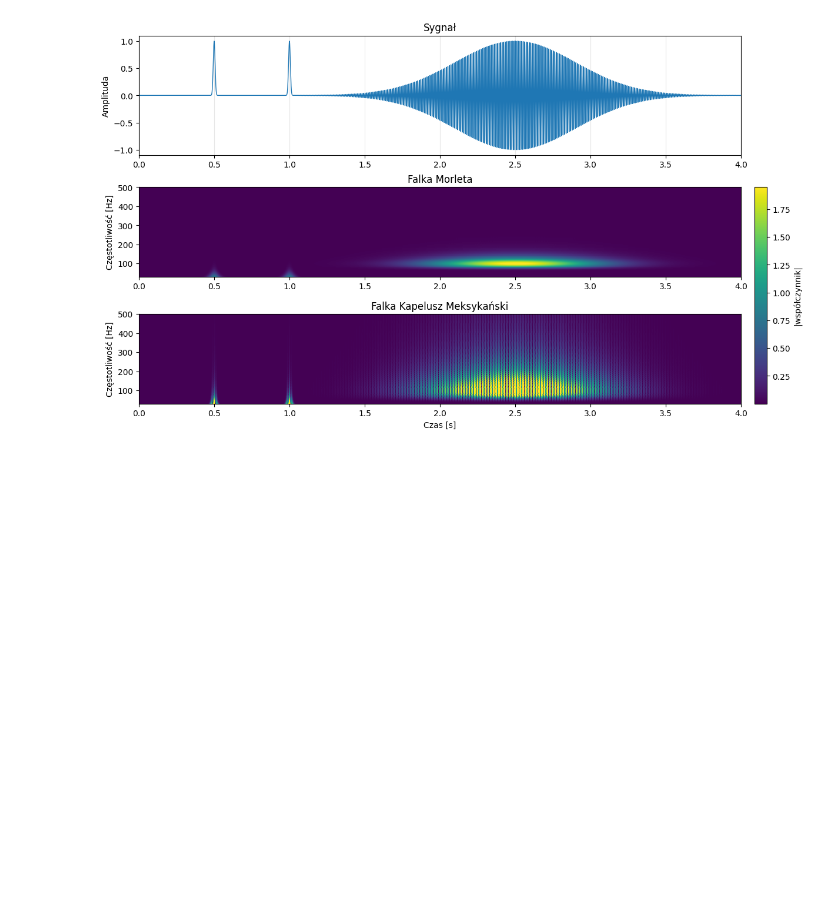
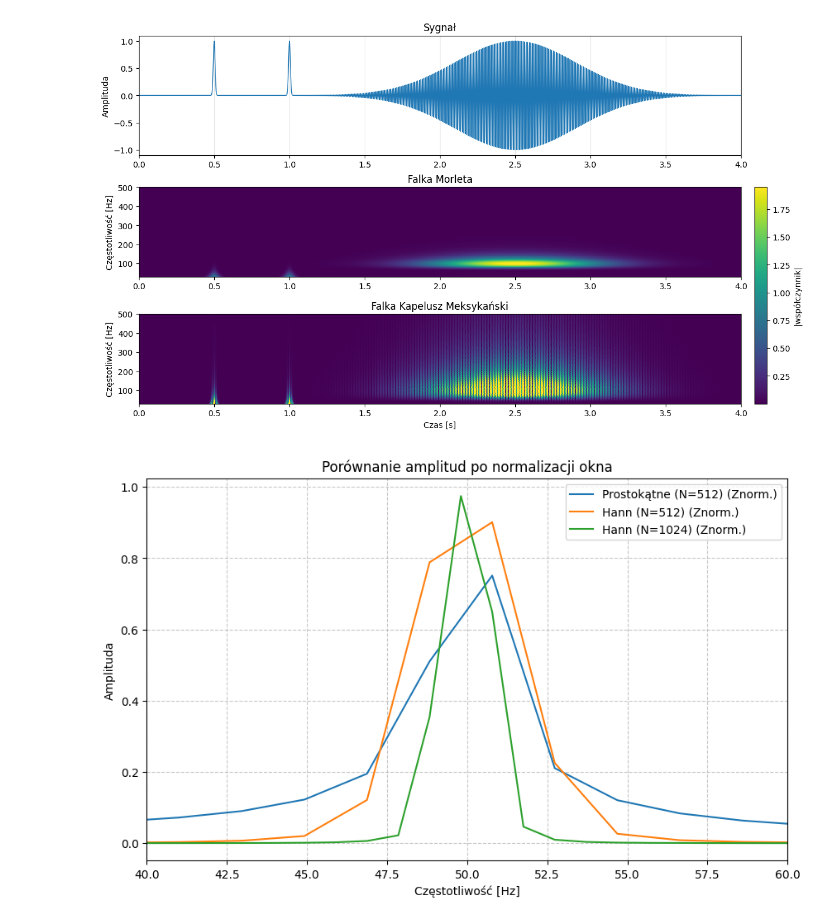
Before and after one commit to ThisIsSzimon/STM32-Time-Frequency-Analysis, a Jupyter notebook: Core/Python/ilustracje_praca.ipynb, the cells around one changed output. Drawn from its saved outputs; the diff is of its cells as text; code cells hidden in the pictures; blank space fills up the shorter version.

```diff
--- a/Core/Python/ilustracje_praca.ipynb
+++ b/Core/Python/ilustracje_praca.ipynb
@@ -910,3 +910,47 @@ cbar.set_label("|współczynnik|")
 plt.show()
 # %% [output]
 [figure]
+# %%
+import numpy as np
+import matplotlib.pyplot as plt
+from scipy.signal import get_window
+
+# Parametry
+fs = 1000
+# Wydłużamy sygnał do 2 sekund (2000 próbek), aby okno 1024 się zmieściło
+t = np.arange(2 * fs) / fs
+freq = 50
+x = np.sin(2 * np.pi * freq * t)
+
+windows_to_test = [
+    ('rect', 512, 'Prostokątne (N=512)'),
+    ('hann', 512, 'Hann (N=512)'),
+    ('hann', 1024, 'Hann (N=1024)')
+]
+
+plt.figure(figsize=(10, 6))
+
+for win_type, n_fft, label in windows_to_test:
+    # Pobranie okna
+    w = get_window(win_type, n_fft)
+
+    # Wycięcie fragmentu sygnału o DOKŁADNEJ długości n_fft
+    segment = x[:n_fft] * w
+
+    # Normalizacja amplitudowa: dzielimy przez sumę wag okna (np.sum(w))
+    # Mnożymy przez 2, bo rfft uwzględnia tylko połowę widma (częst. dodatnie)
+    fft_val_norm = np.abs(np.fft.rfft(segment)) / (np.sum(w) / 2)
+
+    freqs = np.fft.rfftfreq(n_fft, 1/fs)
+
+    plt.plot(freqs, fft_val_norm, label=f"{label} (Znorm.)")
+
+plt.title("Porównanie amplitud po normalizacji okna")
+plt.xlabel("Częstotliwość [Hz]")
+plt.ylabel("Amplituda")
+plt.xlim(40, 60) # Powiększenie na okolice 50Hz
+plt.legend()
+plt.grid(True, linestyle='--', alpha=0.7)
+plt.show()
+# %% [output]
+[figure, added]
```
Also changed, not shown: 18 other files.
